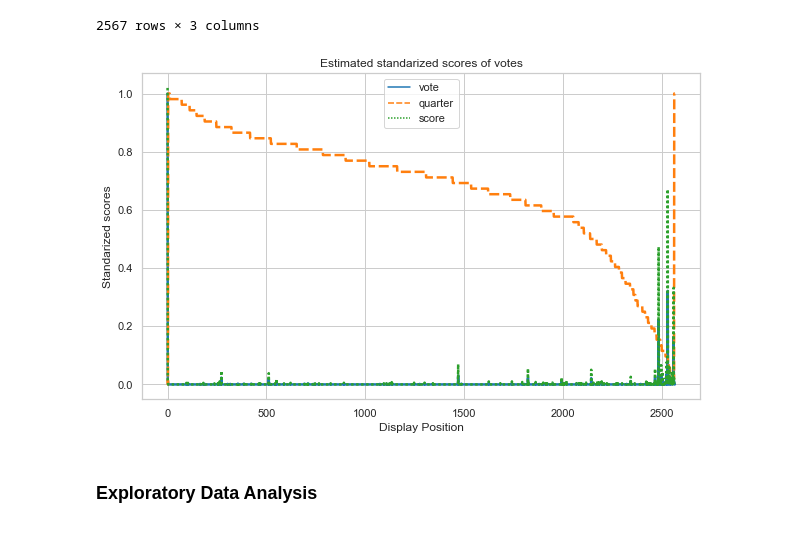
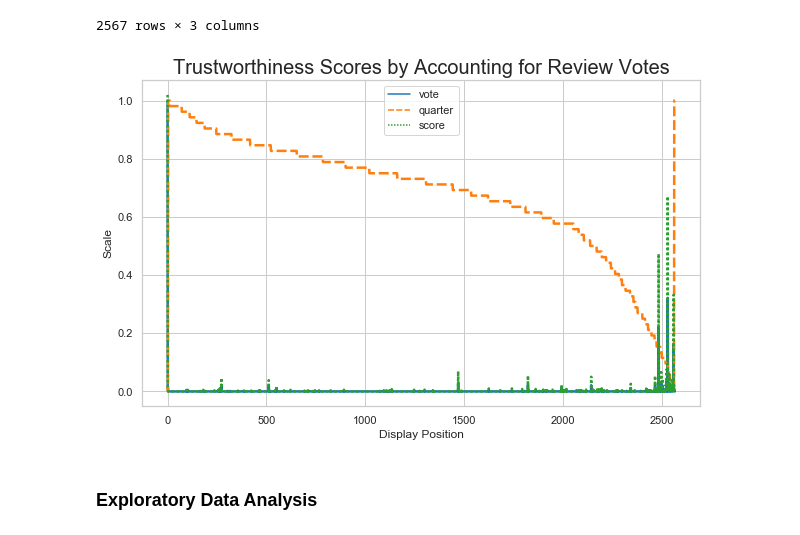
Before and after one commit to liu431/Thesis-Amazon-Review, a Jupyter notebook: data_analysis_electronics.ipynb, the cells around one changed output. Drawn from its saved outputs; the diff is of its cells as text; code cells hidden in the pictures.

```diff
--- a/data_analysis_electronics.ipynb
+++ b/data_analysis_electronics.ipynb
@@ -509,7 +542,7 @@ https://pypi.org/project/textstat/
 # %%
 def length(df):
     """
-    Output the length for each review
+    Output the lexicon counts for each review
     """
     return textstat.lexicon_count(df['reviewText'], removepunct = True)
 
@@ -519,8 +572,2 @@ df['Length'] = df.apply(length, axis=1)
-# %%
-def sentence_count(df):
-    """
-    Output the number of sentences for each review
-    """
-    return textstat.sentence_count(df['reviewText'])
-
-df['Sentences'] = df.apply(sentence_count, axis=1)
+# %%
+df['Digits'] = df_original['reviewText'].apply(lambda x: len([x for x in x.split() if x.isdigit()]))
@@ -533,4 +593,4 @@ def flesch(df):
     """
     return textstat.flesch_reading_ease(df['reviewText'])
 
-df['readability'] = df.apply(flesch, axis=1)
+df['Readability'] = df.apply(flesch, axis=1)
@@ -738,12 +932,12 @@ vote_re['score'] = vote_re['vote']*(1+vote_re['quarter']+vote_re['index'])
 # %%
 plt.figure(figsize = (10,6))
 sns.lineplot(data=vote_re[['vote', 'quarter', 'score']], palette="tab10", linewidth=2.5)
-plt.title('Estimated standarized scores of votes')
+plt.title('Trustworthiness Scores by Accounting for Review Votes', fontsize=20)
 plt.xlabel('Display Position')
-plt.ylabel('Standarized scores')
-plt.savefig('Plots/Estimated Standarized Scores of Votes.png', fontsize=20)
+plt.ylabel('Scale')
+plt.savefig('Plots/Trustworthiness Scores by Accounting for Review Votes.png', fontsize=20)
 # %% [output]
-[figure, old version]
+[figure, new version]
 # %%
 df['score'] = vote_re['score'].rank()
 # %% [markdown]
```
Also changed, not shown: parts of 102 cells of this notebook.
